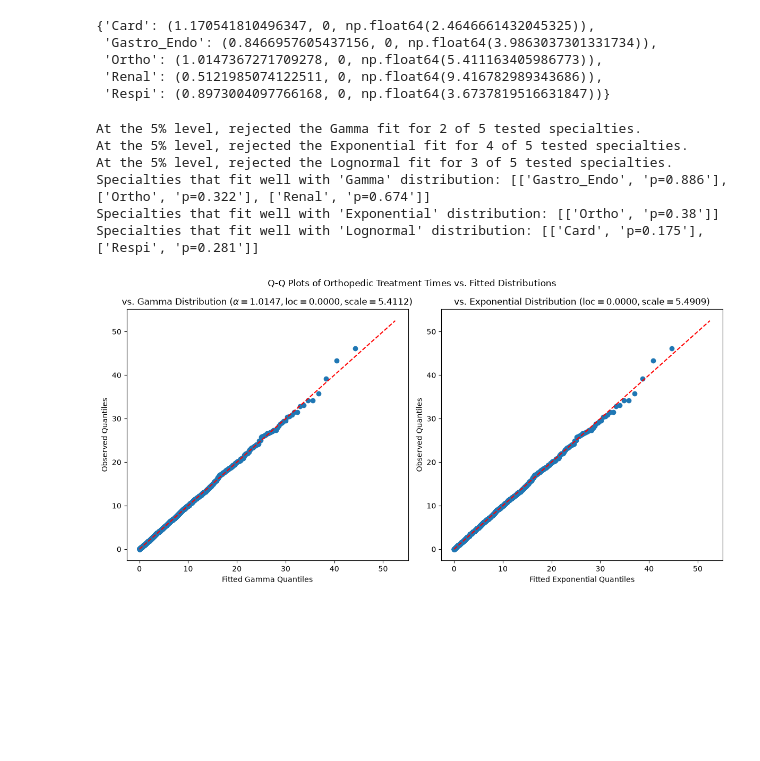
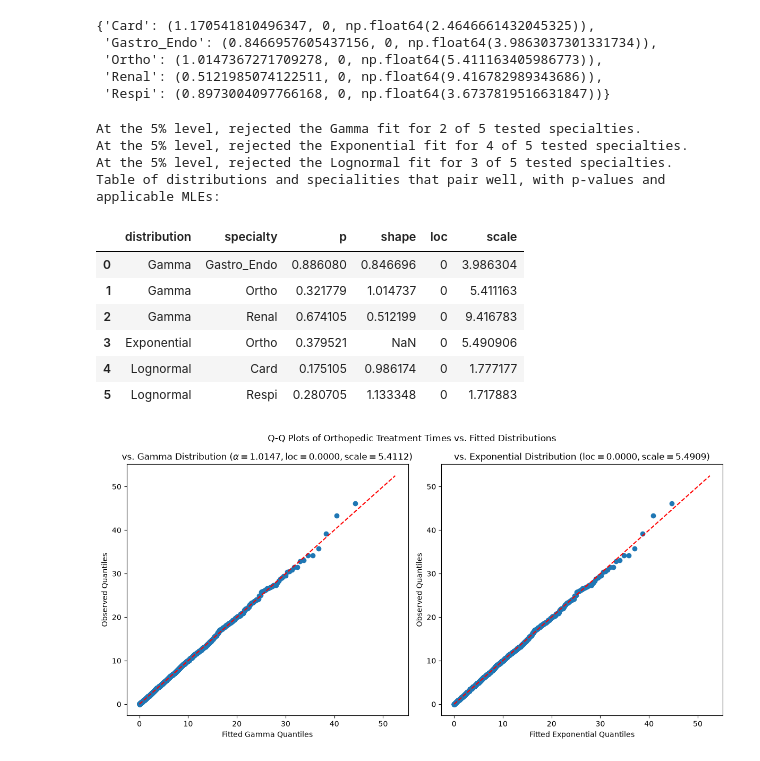
Before and after one commit to faustigo/MIE360-Fall-2026-Project, a Jupyter notebook: Deliverable-3.1-InputModeling.ipynb, the cells around one changed output. Cells and saved outputs as stored; diff of their text form; code cells hidden in the pictures; blank space fills up the shorter version.

Commit message:
feature, data: Added MLE writing for input modeling

```diff
--- a/Deliverable-3.1-InputModeling.ipynb
+++ b/Deliverable-3.1-InputModeling.ipynb
@@ -63,6 +63,8 @@ both of which are good reasons to try fitting all arrival distributions with Poi
 # %%
 # Calculate Poisson MLEs (sample mean) for each hour
 poisson_mles = df_arrivals.sum(axis=0)/df_arrivals.shape[0]
+poisson_mles.name = "lambda"
+poisson_mles.to_csv("./out/arrival_poisson_fits.csv", index_label="hour")
 display(poisson_mles)
 # %% [output]
 1am     1.61
@@ -368,7 +370,9 @@ exponential_results = {}
 lognormal_results = {}
 
 # Integers represent ddof: 2 parameters being estimated for gamma and lognormal, 1 parameter for exponential
-models = [("Gamma", stats.gamma, gamma_mles, 2, gamma_results), ("Exponential", stats.expon, exponential_mles, 1, exponential_results), ("Lognormal", stats.lognorm, lognormal_mles, 2, lognormal_results)]
+models = [("Gamma", stats.gamma, gamma_mles, 2, gamma_results),
+          ("Exponential", stats.expon, exponential_mles, 1, exponential_results),
+          ("Lognormal", stats.lognorm, lognormal_mles, 2, lognormal_results)]
 
 for group_name, df_group in df_treatment_by_specialty:
     specialty = group_name[0]
@@ -385,41 +389,58 @@ for group_name, df_group in df_treatment_by_specialty:
         # extract MLEs for the current specialty and fit the distribution
         fitted_dist = distribution(*mles[specialty])
 
         bin_edges = np.r_[-np.inf, fitted_dist.ppf(quantiles), np.inf]
 
         observed_counts, _ = np.histogram(times, bins=bin_edges)
 
         # difference in CDF values at bin edges gives the expected proportion of observations
         # in each bin, multiplied by n gives expected counts
         expected_counts = n * np.diff(fitted_dist.cdf(bin_edges))
         chi2_stat, p_value = stats.chisquare(f_obs=observed_counts, f_exp=expected_counts, ddof=ddof)
 
         # Store results for this specialty and distribution
-        results[specialty] = {"chi2_stat": chi2_stat, "p_value": p_value, "observed_counts": observed_counts, "expected_counts": expected_counts, "bin_edges": bin_edges}
+        results[specialty] = {"chi2_stat": chi2_stat,
+                              "p_value": p_value,
+                              "observed_counts": observed_counts,
+                              "expected_counts": expected_counts,
+                              "bin_edges": bin_edges,
+                              "mles": mles[specialty]}
 
-good_fits = {"Gamma": [], "Exponential": [], "Lognormal": []}
+good_fits = pd.DataFrame(columns=["distribution", "specialty", "p", "shape", "loc", "scale"])
 # Conclusions based on p-values
+k = 0
 for name, _, _, _, results in models:
     p_values = [result["p_value"] for result in results.values()]
     num_tested = sum(np.isfinite(p) for p in p_values)
     num_rejections = sum(p < 0.05 for p in p_values)
 
     # Find and append specialties that fit well to a distribution (p-value >= 0.05)
     for specialty, result in results.items():
         if result["p_value"] >= 0.05:
-            good_fits[name].append([specialty, f'p={round(result["p_value"],3)}'])
+            mles = result["mles"]
+            mle_shape = mles[0] if len(mles) == 3 else None
+            mle_loc = mles[-2]
+            mle_scale = mles[-1]
+            good_fits.loc[k] = [name, specialty, result["p_value"], mle_shape, mle_loc, mle_scale]
+            k += 1
 
     print(f"At the 5% level, rejected the {name} fit for {num_rejections} of {num_tested} tested specialties.")
 
-for distribution, specialties in good_fits.items():
-    print(f"Specialties that fit well with '{distribution}' distribution: {specialties}")
+good_fits.to_csv("./out/treatment_distribution_fits.csv", index=False)
+print("Table of distributions and specialities that pair well, with p-values and applicable MLEs:")
+display(good_fits)
 # %% [output]
 At the 5% level, rejected the Gamma fit for 2 of 5 tested specialties.
 At the 5% level, rejected the Exponential fit for 4 of 5 tested specialties.
 At the 5% level, rejected the Lognormal fit for 3 of 5 tested specialties.
-Specialties that fit well with 'Gamma' distribution: [['Gastro_Endo', 'p=0.886'], ['Ortho', 'p=0.322'], ['Renal', 'p=0.674']]
-Specialties that fit well with 'Exponential' distribution: [['Ortho', 'p=0.38']]
-Specialties that fit well with 'Lognormal' distribution: [['Card', 'p=0.175'], ['Respi', 'p=0.281']]
+Table of distributions and specialities that pair well, with p-values and applicable MLEs:
+|  | distribution | specialty | p | shape | loc | scale |
+| 0 | Gamma | Gastro_Endo | 0.886080 | 0.846696 | 0 | 3.986304 |
+| 1 | Gamma | Ortho | 0.321779 | 1.014737 | 0 | 5.411163 |
+| 2 | Gamma | Renal | 0.674105 | 0.512199 | 0 | 9.416783 |
+| 3 | Exponential | Ortho | 0.379521 | NaN | 0 | 5.490906 |
+| 4 | Lognormal | Card | 0.175105 | 0.986174 | 0 | 1.777177 |
+| 5 | Lognormal | Respi | 0.280705 | 1.133348 | 0 | 1.717883 |
 # %%
 # Observing whether Exponential or Gamma distribution is better for Orthopedic treatment times using QQ plot
 
```
Also changed, not shown: parts of 1 cell of this notebook, 2 other files.
